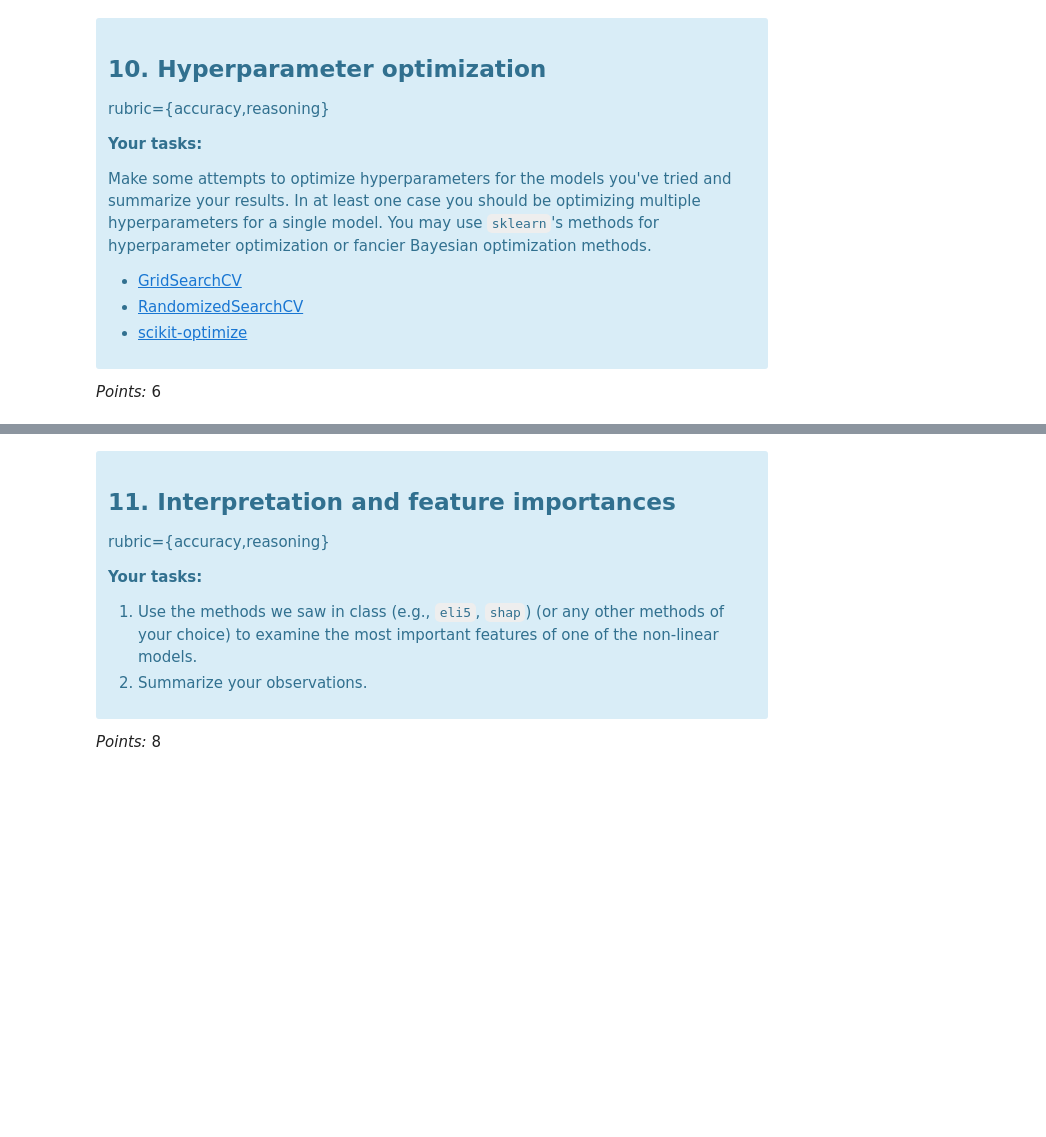
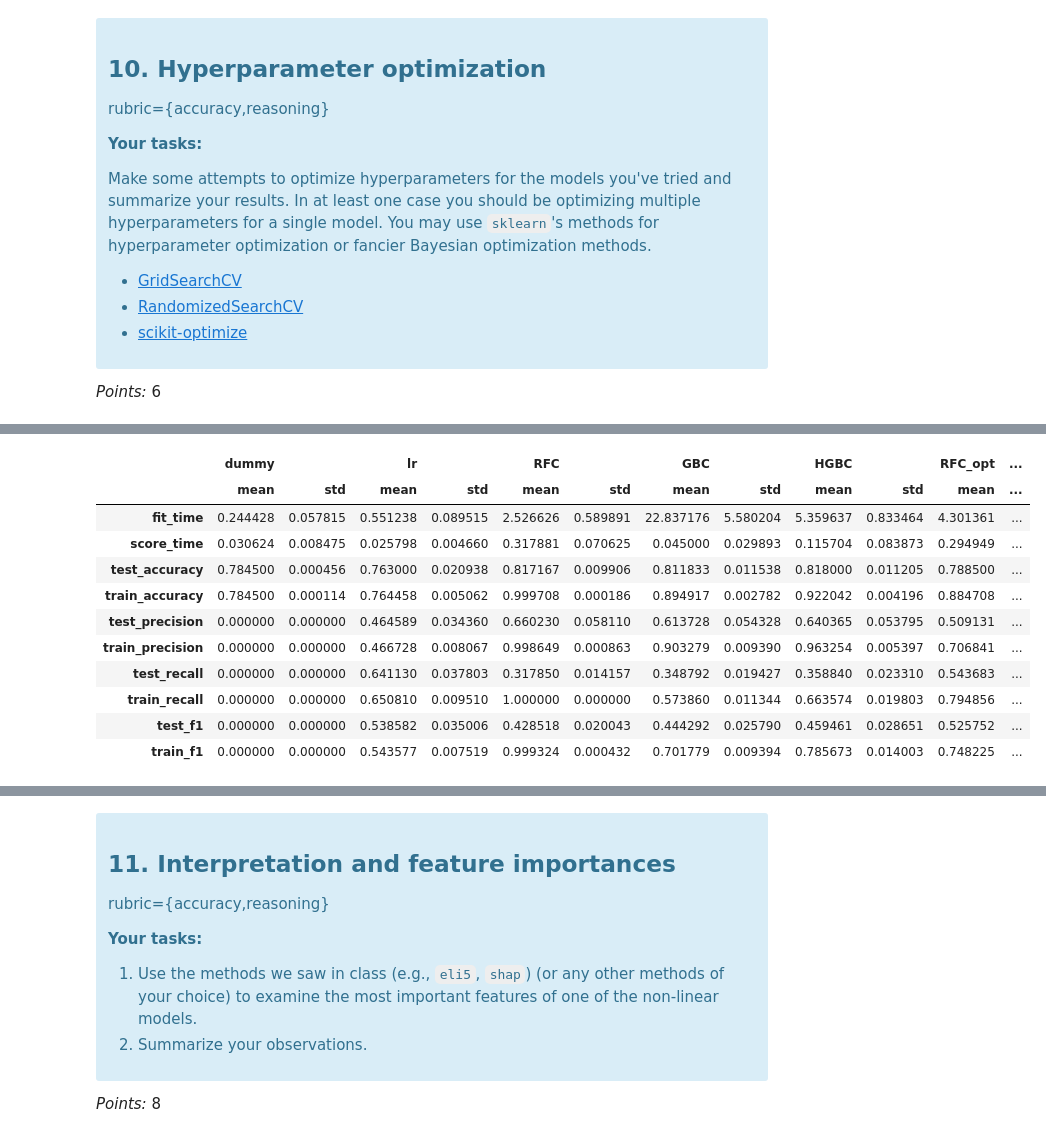
Before and after one commit to UBC-MDS/dsci573-lab4-auyeung-chan, a Jupyter notebook: lab4.ipynb, the cells around one changed output, grey strips where cells are left out. Saved outputs shown, nothing was run; the diff lists cells and outputs as text; code cells hidden in the pictures; blank space fills up the shorter version.

Commit message:
Added hyperparameter optimization result.

```diff
--- a/lab4.ipynb
+++ b/lab4.ipynb
@@ -509,7 +507,7 @@ param_dist_rfc = {
 
 param_dist_gbc = {
     'gradientboostingclassifier__max_depth': [ 10*x for x in range( 1, 11)],
-    'gradientboostingclassifier__max_features': [ 'auto', 'sqrt', 'log2'],
+    'gradientboostingclassifier__max_features': [ 'sqrt', 'log2'],
     'gradientboostingclassifier__criterion': [ 'friedman_mse', 'squared_error']
 }
 
@@ -535,0 +552,4 @@ search_hgbc.fit( X_train, y_train)
+# %%
+best_params_rfc = search_rfc.best_params_
+best_params_gbc = search_gbc.best_params_
+best_params_hgbc = search_hgbc.best_params_
@@ -535,0 +568,45 @@ search_hgbc.fit( X_train, y_train)
+# %%
+pipe_rfc_opt = make_pipeline( column_transformer, RandomForestClassifier(
+    n_estimators = 500, class_weight = 'balanced',
+    max_features = best_params_rfc[ 'randomforestclassifier__max_features'],
+    max_depth = best_params_rfc[ 'randomforestclassifier__max_depth'],
+    criterion = best_params_rfc[ 'randomforestclassifier__criterion'],
+    bootstrap =  best_params_rfc[ 'randomforestclassifier__bootstrap'],
+    n_jobs = -1, random_state = 69))
+
+pipe_gbc_opt = make_pipeline( column_transformer, GradientBoostingClassifier(
+    max_features = best_params_gbc[ 'gradientboostingclassifier__max_features'],
+    max_depth = best_params_gbc[ 'gradientboostingclassifier__max_depth'],
+    criterion = best_params_gbc[ 'gradientboostingclassifier__criterion'],
+    n_estimators = 500, random_state = 69))
+
+pipe_hgbc_opt = make_pipeline( column_transformer, HistGradientBoostingClassifier(
+    max_depth = best_params_hgbc[ 'histgradientboostingclassifier__max_depth'],
+    learning_rate = best_params_hgbc[ 'histgradientboostingclassifier__learning_rate'],
+    categorical_features = [ range( 14, 68)], random_state = 69))
+
+cv_rfc_opt = pd.DataFrame( cross_validate( pipe_rfc_opt, X_train, y_train, cv = 5, scoring = cv_scoring_metrics, return_train_score = True)
+                     ).agg( [ 'mean', 'std']).T
+cv_gbc_opt = pd.DataFrame( cross_validate( pipe_gbc_opt, X_train, y_train, cv = 5, scoring = cv_scoring_metrics, return_train_score = True)
+                     ).agg( [ 'mean', 'std']).T
+cv_hgbc_opt = pd.DataFrame( cross_validate( pipe_hgbc_opt, X_train, y_train, cv = 5, scoring = cv_scoring_metrics, return_train_score = True)
+                      ).agg( [ 'mean', 'std']).T
+# %%
+result_dict[ 'RFC_opt'] = cv_rfc_opt
+result_dict[ 'GBC_opt'] = cv_gbc_opt
+result_dict[ 'HGBC_opt'] = cv_hgbc_opt
+
+pd.concat( result_dict, axis = 1)
+# %% [output]
+|  | dummy |  | lr |  | RFC |  | GBC |  | HGBC |  | RFC_opt | ... |
+|  | mean | std | mean | std | mean | std | mean | std | mean | std | mean | ... |
+| fit_time | 0.244428 | 0.057815 | 0.551238 | 0.089515 | 2.526626 | 0.589891 | 22.837176 | 5.580204 | 5.359637 | 0.833464 | 4.301361 | ... |
+| score_time | 0.030624 | 0.008475 | 0.025798 | 0.004660 | 0.317881 | 0.070625 | 0.045000 | 0.029893 | 0.115704 | 0.083873 | 0.294949 | ... |
+| test_accuracy | 0.784500 | 0.000456 | 0.763000 | 0.020938 | 0.817167 | 0.009906 | 0.811833 | 0.011538 | 0.818000 | 0.011205 | 0.788500 | ... |
+| train_accuracy | 0.784500 | 0.000114 | 0.764458 | 0.005062 | 0.999708 | 0.000186 | 0.894917 | 0.002782 | 0.922042 | 0.004196 | 0.884708 | ... |
+| test_precision | 0.000000 | 0.000000 | 0.464589 | 0.034360 | 0.660230 | 0.058110 | 0.613728 | 0.054328 | 0.640365 | 0.053795 | 0.509131 | ... |
+| train_precision | 0.000000 | 0.000000 | 0.466728 | 0.008067 | 0.998649 | 0.000863 | 0.903279 | 0.009390 | 0.963254 | 0.005397 | 0.706841 | ... |
+| test_recall | 0.000000 | 0.000000 | 0.641130 | 0.037803 | 0.317850 | 0.014157 | 0.348792 | 0.019427 | 0.358840 | 0.023310 | 0.543683 | ... |
+| train_recall | 0.000000 | 0.000000 | 0.650810 | 0.009510 | 1.000000 | 0.000000 | 0.573860 | 0.011344 | 0.663574 | 0.019803 | 0.794856 | ... |
+| test_f1 | 0.000000 | 0.000000 | 0.538582 | 0.035006 | 0.428518 | 0.020043 | 0.444292 | 0.025790 | 0.459461 | 0.028651 | 0.525752 | ... |
+| train_f1 | 0.000000 | 0.000000 | 0.543577 | 0.007519 | 0.999324 | 0.000432 | 0.701779 | 0.009394 | 0.785673 | 0.014003 | 0.748225 | ... |
```
Also changed, not shown: parts of 16 cells of this notebook.
